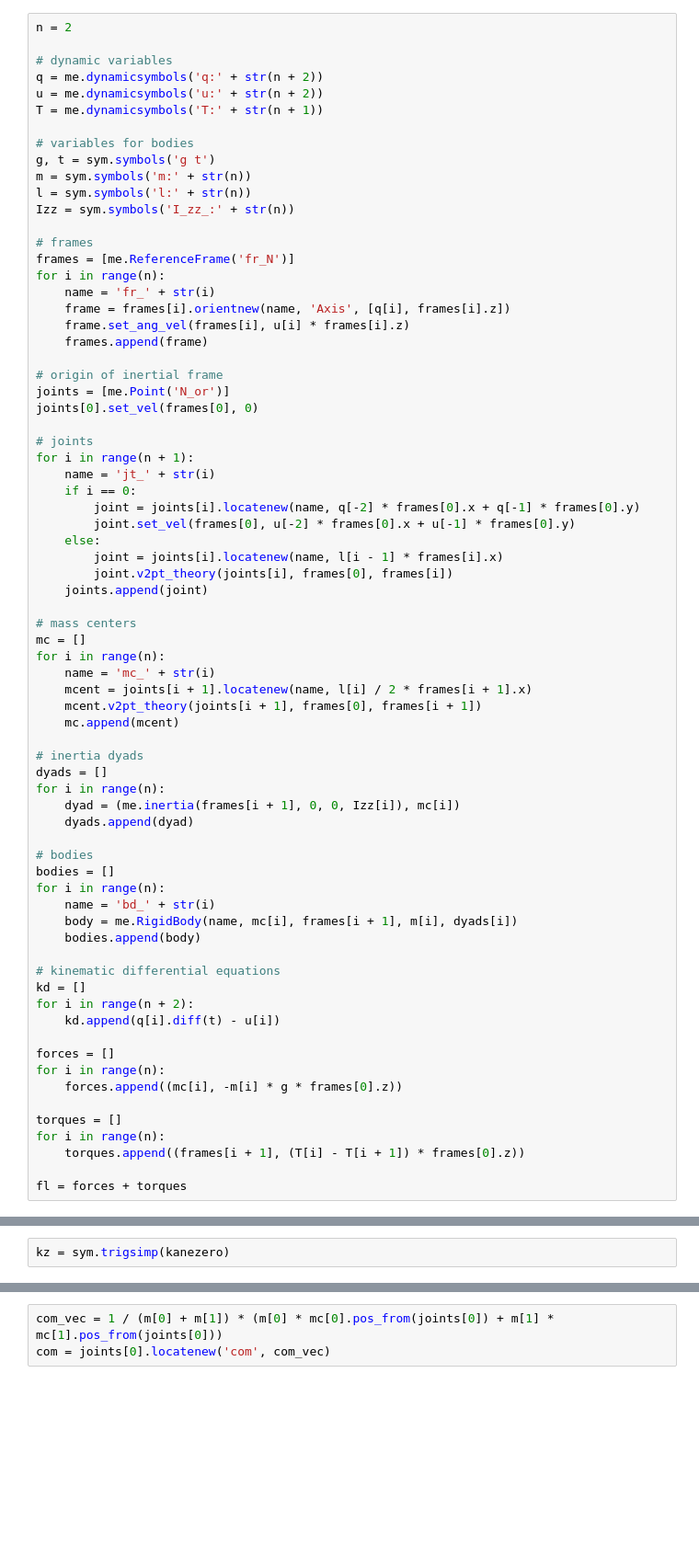
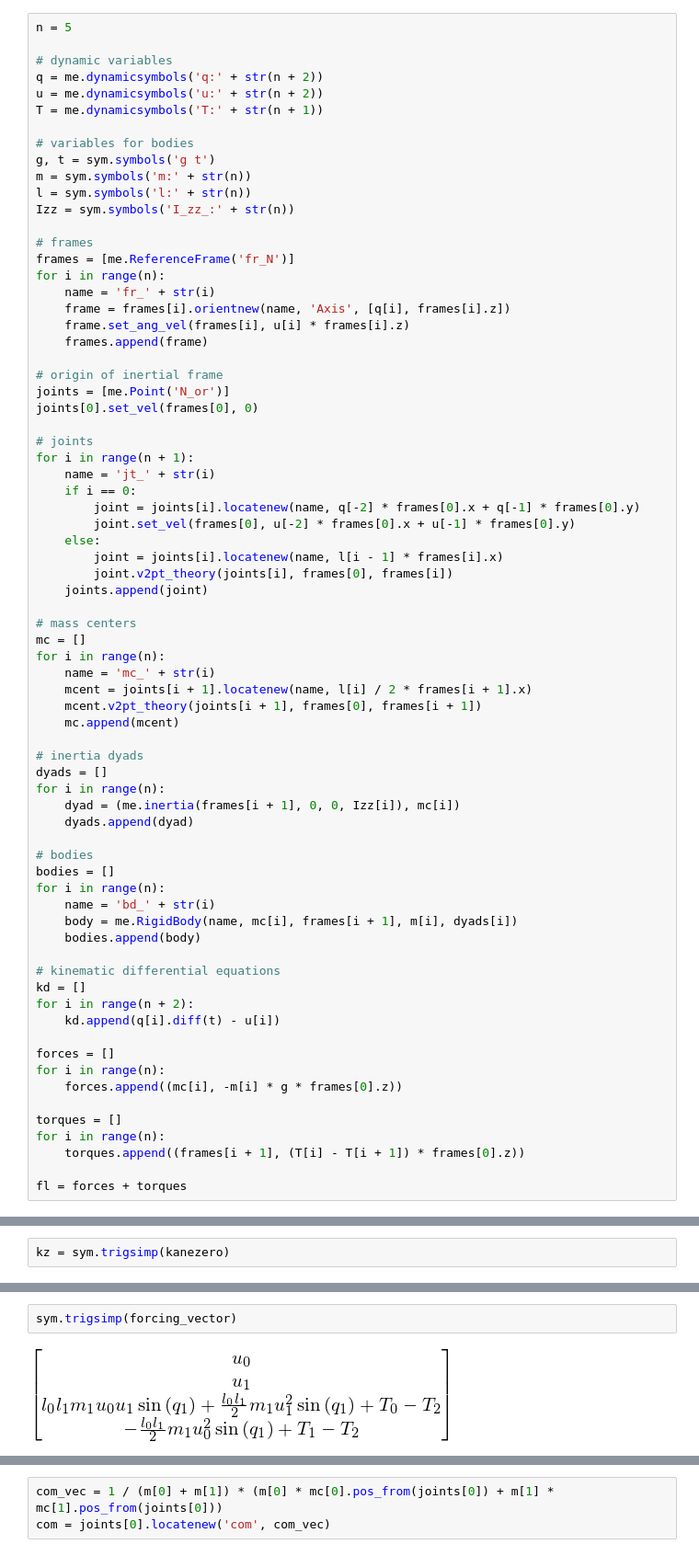
Before and after one commit to isaacyeaton/snaketurn, a Jupyter notebook: 3-link-snake-free-head-torques.ipynb, the cells around one changed output, grey strips where cells are left out. Shown at 92% size. Cells and saved outputs as stored; diff of their text form; blank space fills up the shorter version.

```diff
--- a/3-link-snake-free-head-torques.ipynb
+++ b/3-link-snake-free-head-torques.ipynb
@@ -32,7 +32,7 @@ Image(filename='snake-schematic.png')
 # %% [output]
 [figure]
 # %%
-n = 2
+n = 5
 
 # dynamic variables
 q = me.dynamicsymbols('q:' + str(n + 2))
@@ -124,0 +209,4 @@ kz = sym.trigsimp(kanezero)
+# %%
+sym.trigsimp(forcing_vector)
+# %% [output]
+[figure, added]
```
Also changed, not shown: parts of 34 cells of this notebook, 1 other file.
